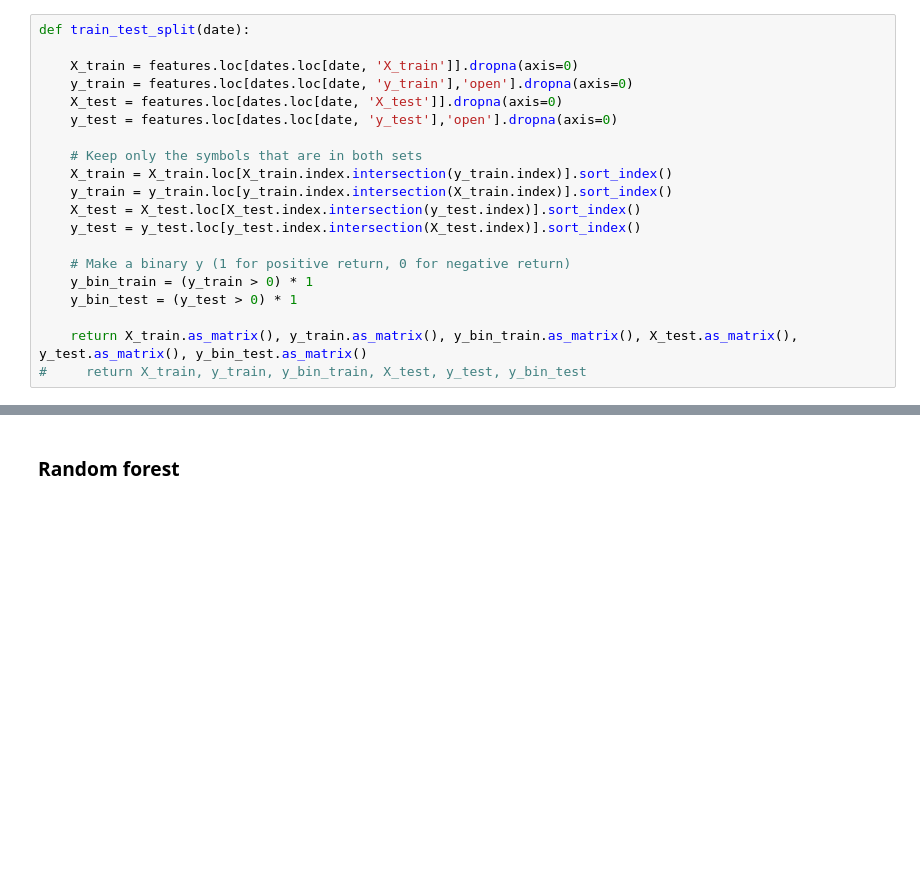
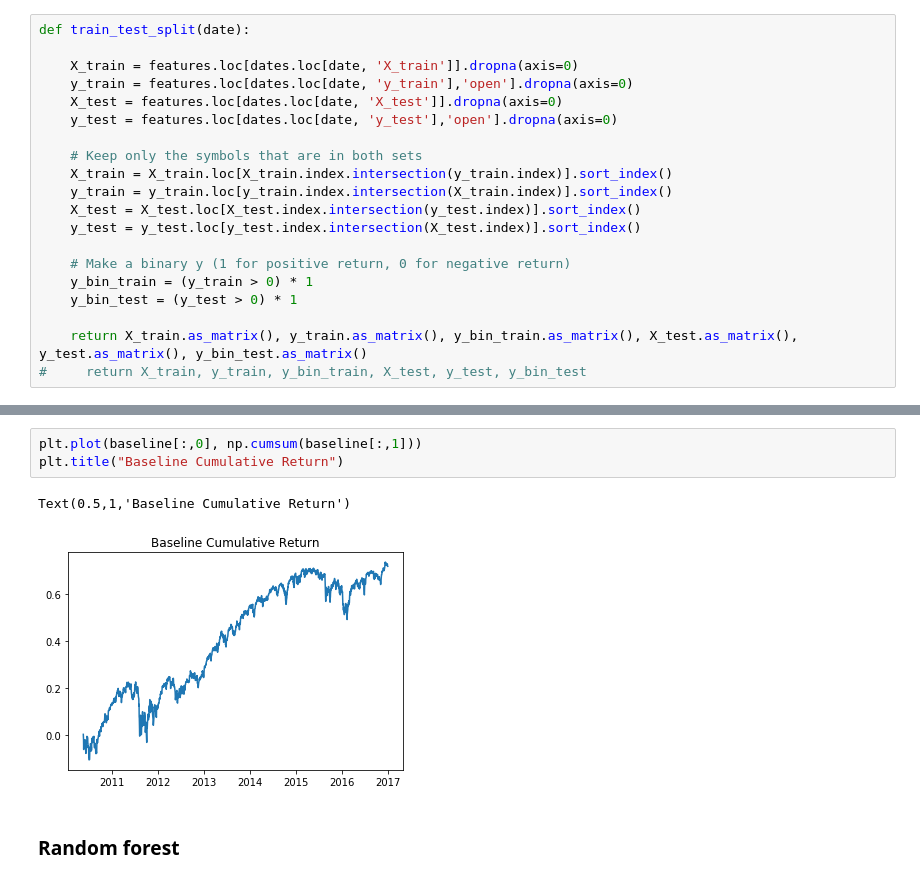
Before and after one commit to marshallratliff/W207_Final_Project, a Jupyter notebook: Final_Project_Analysis_Marcus.ipynb, the cells around one changed output, grey strips where cells are left out. Drawn from its saved outputs; the diff is of its cells as text; blank space fills up the shorter version.

```diff
--- a/Final_Project_Analysis_Marcus.ipynb
+++ b/Final_Project_Analysis_Marcus.ipynb
@@ -226,3 +246,9 @@ def train_test_split(date):
+# %%
+plt.plot(baseline[:,0], np.cumsum(baseline[:,1]))
+plt.title("Baseline Cumulative Return")
+# %% [output]
+Text(0.5,1,'Baseline Cumulative Return')
+[figure, added]
 # %% [markdown]
 ### Random forest
 # %% [markdown]
```
Also changed, not shown: parts of 22 cells of this notebook.
